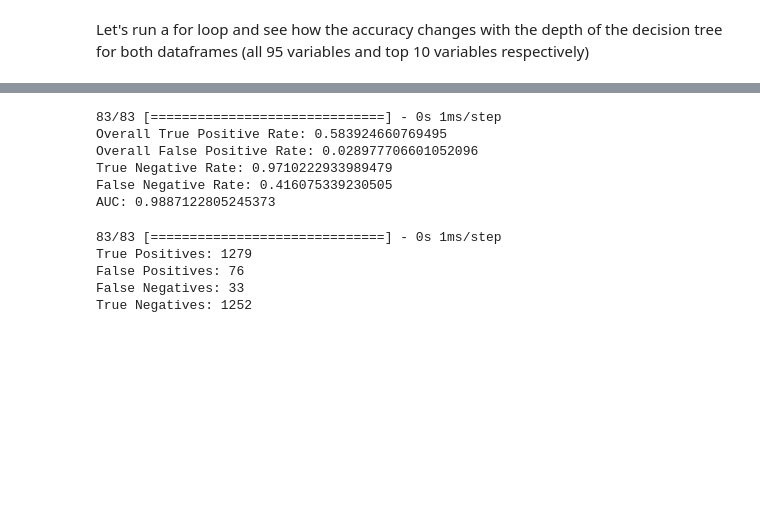
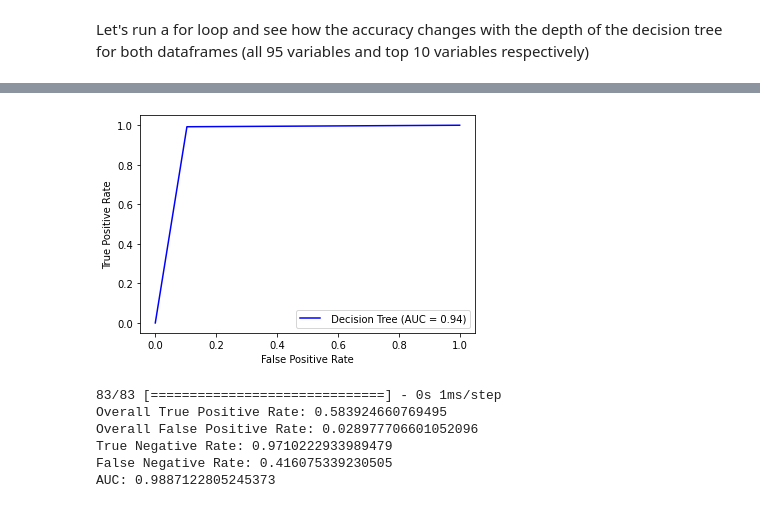
Before and after one commit to paaniwater/DSAI-Project, a Jupyter notebook: bankruptcy.ipynb, the cells around one changed output, grey strips where cells are left out. Cells and saved outputs as stored; diff of their text form; code cells hidden in the pictures; blank space fills up the shorter version.

```diff
--- a/bankruptcy.ipynb
+++ b/bankruptcy.ipynb
@@ -460,3 +421,39 @@ plt.show()
+# %%
+
+# create decision tree model and fit to training data
+dt_model = DecisionTreeClassifier(max_depth=5)
+dt_model.fit(X_train_upsample, y_train_upsample)
+
+# predict probabilities with decision tree model
+# dt_probs = dt_model.predict_proba(X_test_upsample)[:, 1]
+dt_probs = dt_model.predict(X_test_upsample)
+
+
+# # calculate fpr and tpr for different thresholds
+# fpr_dt, tpr_dt, thresholds = roc_curve(y_test_upsample, dt_probs)
+
+# # calculate AUC
+# roc_auc_dt = auc(fpr_dt, tpr_dt)
+
+# # plot ROC curve
+# plt.plot(fpr_dt, tpr_dt, color='blue', label='Decision Tree (AUC = %0.2f)' % roc_auc_dt)
+# plt.legend()
+# plt.xlabel('False Positive Rate')
+# plt.ylabel('True Positive Rate')
+# plt.show()
+
+fpr_dt, tpr_dt, _ = roc_curve(y_test_upsample, dt_probs)
+
+roc_auc_dt = auc(fpr_dt, tpr_dt)
+
+
+plt.plot(fpr_dt, tpr_dt, color='blue', label=' Decision Tree (AUC = %0.2f)' % roc_auc_dt)
+plt.legend()
+plt.xlabel('False Positive Rate')
+plt.ylabel('True Positive Rate')
+plt.show()
+# %% [output]
+[figure, added]
 # %%
 
 # predict probabilities with neural network model
@@ -489,35 +486,29 @@ True Negative Rate: 0.9710222933989479
 False Negative Rate: 0.416075339230505
 AUC: 0.9887122805245373
 # %%
-# set threshold
-threshold = 0.5
+# # set threshold
+# threshold = 0.5
 
-# predict probabilities with neural network model
-nn_probs = model_upsample_all.predict(X_test_upsample)
+# # predict probabilities with neural network model
+# nn_probs = model_upsample_all.predict(X_test_upsample)
 
-# convert probabilities to binary values
-nn_preds = np.where(nn_probs >= threshold, 1, 0)
+# # convert probabilities to binary values
+# nn_preds = np.where(nn_probs >= threshold, 1, 0)
 
 
-# create confusion matrix
-cm_nn = confusion_matrix(y_test_upsample, nn_preds)
+# # create confusion matrix
+# cm_nn = confusion_matrix(y_test_upsample, nn_preds)
 
-# calculate true positives (TP), false positives (FP), false negatives (FN), true negatives (TN)
-tp_nn = cm_nn[1, 1]
-fp_nn = cm_nn[0, 1]
-fn_nn = cm_nn[1, 0]
-tn_nn = cm_nn[0, 0]
+# # calculate true positives (TP), false positives (FP), false negatives (FN), true negatives (TN)
+# tp_nn = cm_nn[1, 1]
+# fp_nn = cm_nn[0, 1]
+# fn_nn = cm_nn[1, 0]
+# tn_nn = cm_nn[0, 0]
 
-# print results
-print("True Positives:", tp_nn)
-print("False Positives:", fp_nn)
-print("False Negatives:", fn_nn)
-print("True Negatives:", tn_nn)
+# # print results
+# print("True Positives:", tp_nn)
+# print("False Positives:", fp_nn)
+# print("False Negatives:", fn_nn)
+# print("True Negatives:", tn_nn)
-# %% [output]
-83/83 [==============================] - 0s 1ms/step
-True Positives: 1279
-False Positives: 76
-False Negatives: 33
-True Negatives: 1252
 # %%
 
```
Also changed, not shown: parts of 12 cells of this notebook.
